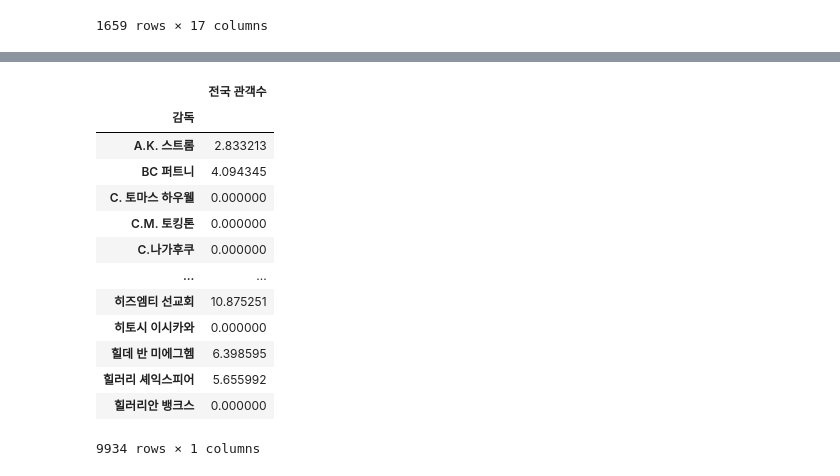
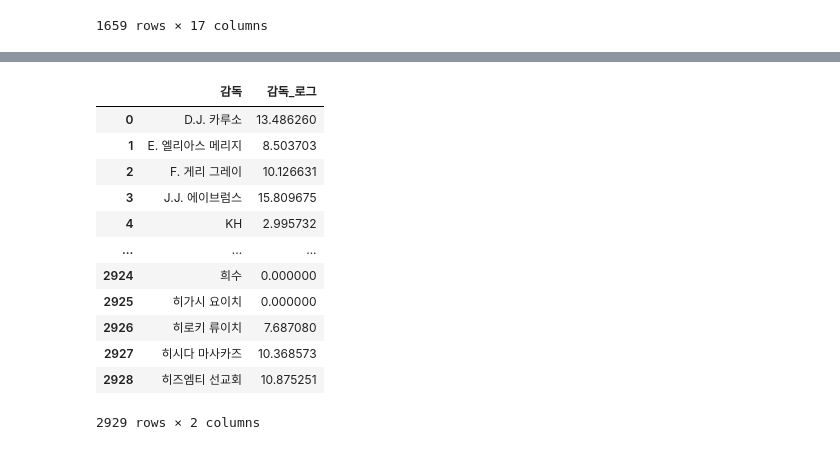
Before and after one commit to Dacon-ai-RunningFive/Dacon-AI, a Jupyter notebook: movie/EDA.ipynb, the cells around one changed output, grey strips where cells are left out. Saved outputs shown, nothing was run; the diff lists cells and outputs as text; code cells hidden in the pictures.

```diff
--- a/movie/EDA.ipynb
+++ b/movie/EDA.ipynb
@@ -80,3 +80,7 @@ m.loc[m['감독'].isna()]
 | 27396 | SAS 특공대 | NaN | 랭크 필름 오가니제이션 | NaN | NaN | 1983-08-11 | 개봉영화 | 장편 | 영국 | 0 | 0.000000e+00 | ... |
 | 27398 | UFO를 타고 온 외계인 왕자 | NaN | NaN | NaN | NaN | 1984-01-01 | 개봉영화 | 장편 | 한국 | 0 | 0.000000e+00 | ... |
 1659 rows × 17 columns
+# %%
+m = m.dropna(subset=['감독'])
+
+m
@@ -98,0 +117,4 @@ m.loc[m['제작사'].isna()]
+# %%
+m = m.dropna(subset=['제작사'])
+
+m
@@ -162,0 +199,4 @@ m.loc[(m['배급사'].isna()) & (m['수입사'].isna())]
+# %%
+m = m.dropna(subset=['배급사'])
+
+m
@@ -548,19 +532,20 @@ dtype: int64
 # %%
 m1 = m[['전국 관객수']].groupby(m['감독']).sum()
 m1.loc[m1['전국 관객수'] == 0, '전국 관객수'] = 1
-m1.apply(np.log)
+m1 = m1.apply(np.log).reset_index()
+m1.rename(columns={'전국 관객수':'감독_로그'}, inplace=True)
+m1
 # %% [output]
-|  | 전국 관객수 |
-| 감독 |  |
-| A.K. 스트롬 | 2.833213 |
-| BC 퍼트니 | 4.094345 |
-| C. 토마스 하우웰 | 0.000000 |
-| C.M. 토킹톤 | 0.000000 |
-| C.나가후쿠 | 0.000000 |
-| ... | ... |
-| 히즈엠티 선교회 | 10.875251 |
-| 히토시 이시카와 | 0.000000 |
-| 힐데 반 미에그헴 | 6.398595 |
-| 힐러리 셰익스피어 | 5.655992 |
-| 힐러리안 뱅크스 | 0.000000 |
+|  | 감독 | 감독_로그 |
+| 0 | D.J. 카루소 | 13.486260 |
+| 1 | E. 엘리아스 메리지 | 8.503703 |
+| 2 | F. 게리 그레이 | 10.126631 |
+| 3 | J.J. 에이브럼스 | 15.809675 |
+| 4 | KH | 2.995732 |
+| ... | ... | ... |
+| 2924 | 희수 | 0.000000 |
+| 2925 | 히가시 요이치 | 0.000000 |
+| 2926 | 히로키 류이치 | 7.687080 |
+| 2927 | 히시다 마사카즈 | 10.368573 |
+| 2928 | 히즈엠티 선교회 | 10.875251 |
-9934 rows × 1 columns
+2929 rows × 2 columns
```
Also changed, not shown: parts of 35 cells of this notebook.
